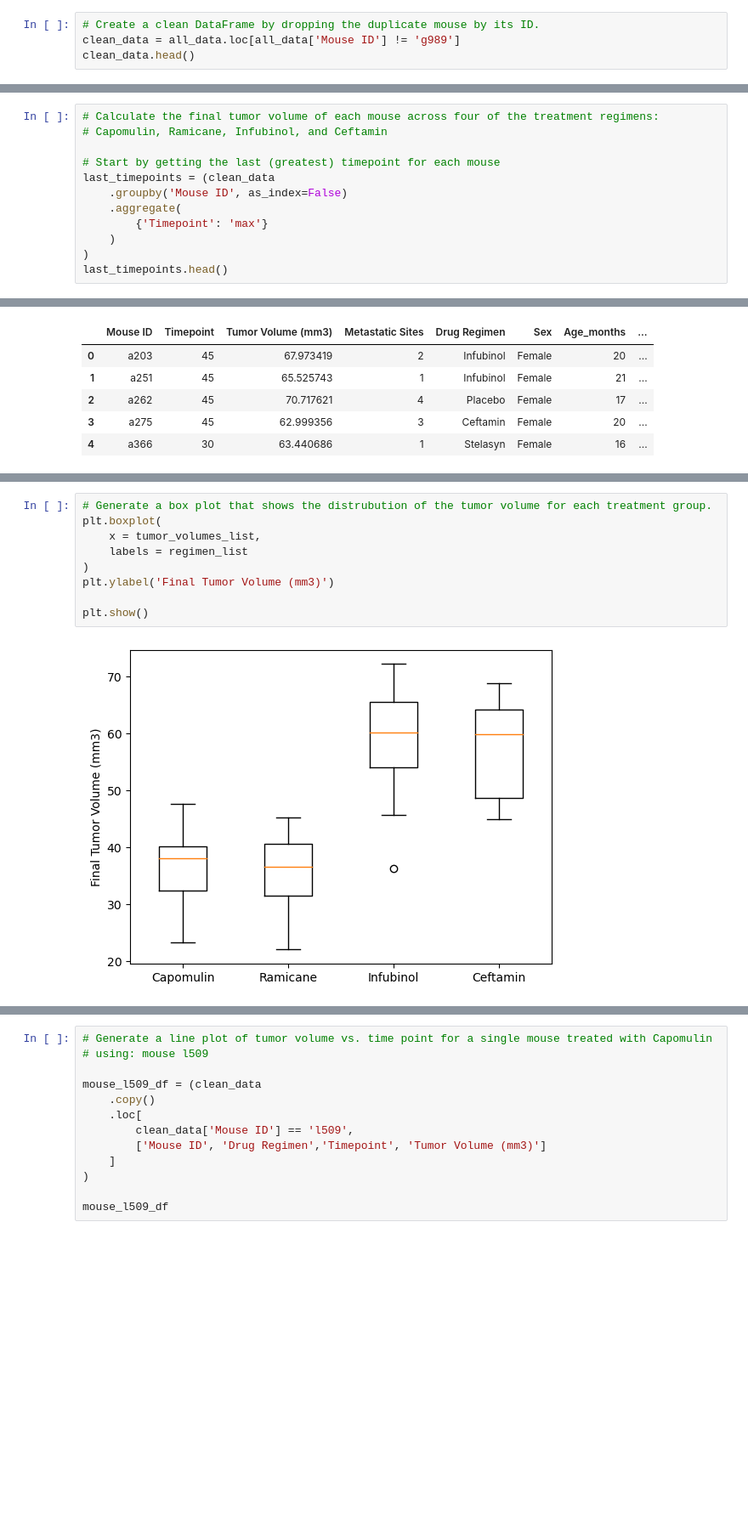
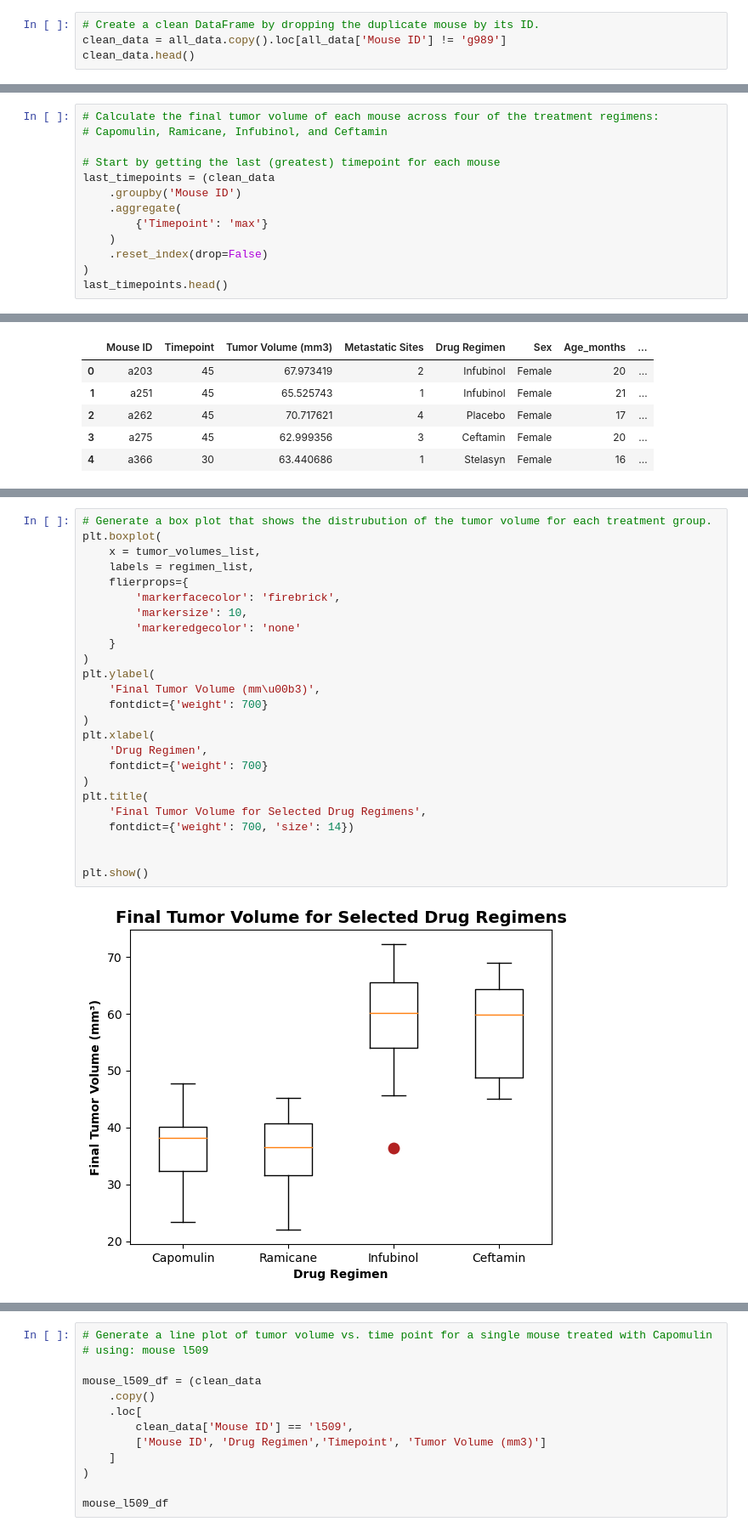
Before and after one commit to tsbarr/matplotlib-challenge, a Jupyter notebook: Pymaceuticals/pymaceuticals_analysis_tsbarr.ipynb, the cells around one changed output, grey strips where cells are left out. Shown at 85% size. Cells and saved outputs as stored; diff of their text form; blank space fills up the shorter version.

```diff
--- a/Pymaceuticals/pymaceuticals_analysis_tsbarr.ipynb
+++ b/Pymaceuticals/pymaceuticals_analysis_tsbarr.ipynb
@@ -103,7 +137,7 @@ all_data.loc[all_data['Mouse ID'] == 'g989']
 | 1592 | g989 | 35 | 62.570880 | 2 | Propriva | Female | 21 | ... |
 # %%
 # Create a clean DataFrame by dropping the duplicate mouse by its ID.
-clean_data = all_data.loc[all_data['Mouse ID'] != 'g989']
+clean_data = all_data.copy().loc[all_data['Mouse ID'] != 'g989']
 clean_data.head()
 # %% [output]
 |  | Mouse ID | Timepoint | Tumor Volume (mm3) | Metastatic Sites | Drug Regimen | Sex | Age_months | ... |
@@ -241,10 +310,11 @@ plt.show()
 
 # Start by getting the last (greatest) timepoint for each mouse
 last_timepoints = (clean_data
-    .groupby('Mouse ID', as_index=False)
+    .groupby('Mouse ID')
     .aggregate(
         {'Timepoint': 'max'}
     )
+    .reset_index(drop=False)
 )
 last_timepoints.head()
 # %% [output]
@@ -313,11 +398,27 @@ Ceftamin's potential outliers: Series([], Name: Tumor Volume (mm3), dtype: float
 # %%
 # Generate a box plot that shows the distrubution of the tumor volume for each treatment group.
 plt.boxplot(
     x = tumor_volumes_list,
-    labels = regimen_list
+    labels = regimen_list,
+    flierprops={
+        'markerfacecolor': 'firebrick',
+        'markersize': 10,
+        'markeredgecolor': 'none'
+    }
 )
-plt.ylabel('Final Tumor Volume (mm3)')
+plt.ylabel(
+    'Final Tumor Volume (mm\u00b3)',
+    fontdict={'weight': 700}
+)
+plt.xlabel(
+    'Drug Regimen',
+    fontdict={'weight': 700}
+)
+plt.title(
+    'Final Tumor Volume for Selected Drug Regimens',
+    fontdict={'weight': 700, 'size': 14})
+
 
 plt.show()
 # %% [output]
-[figure, old version]
+[figure, new version]
```
Also changed, not shown: parts of 35 cells of this notebook.
